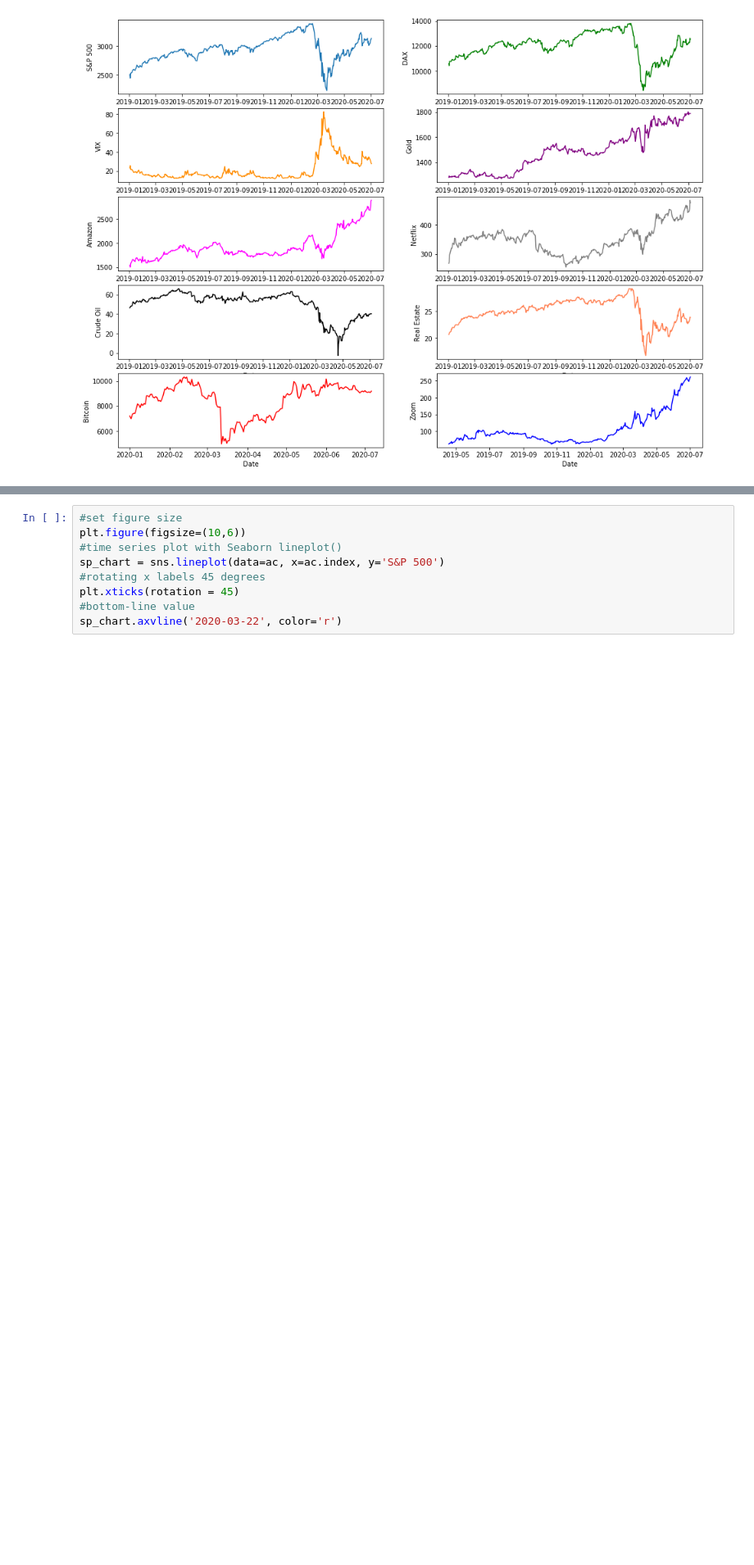
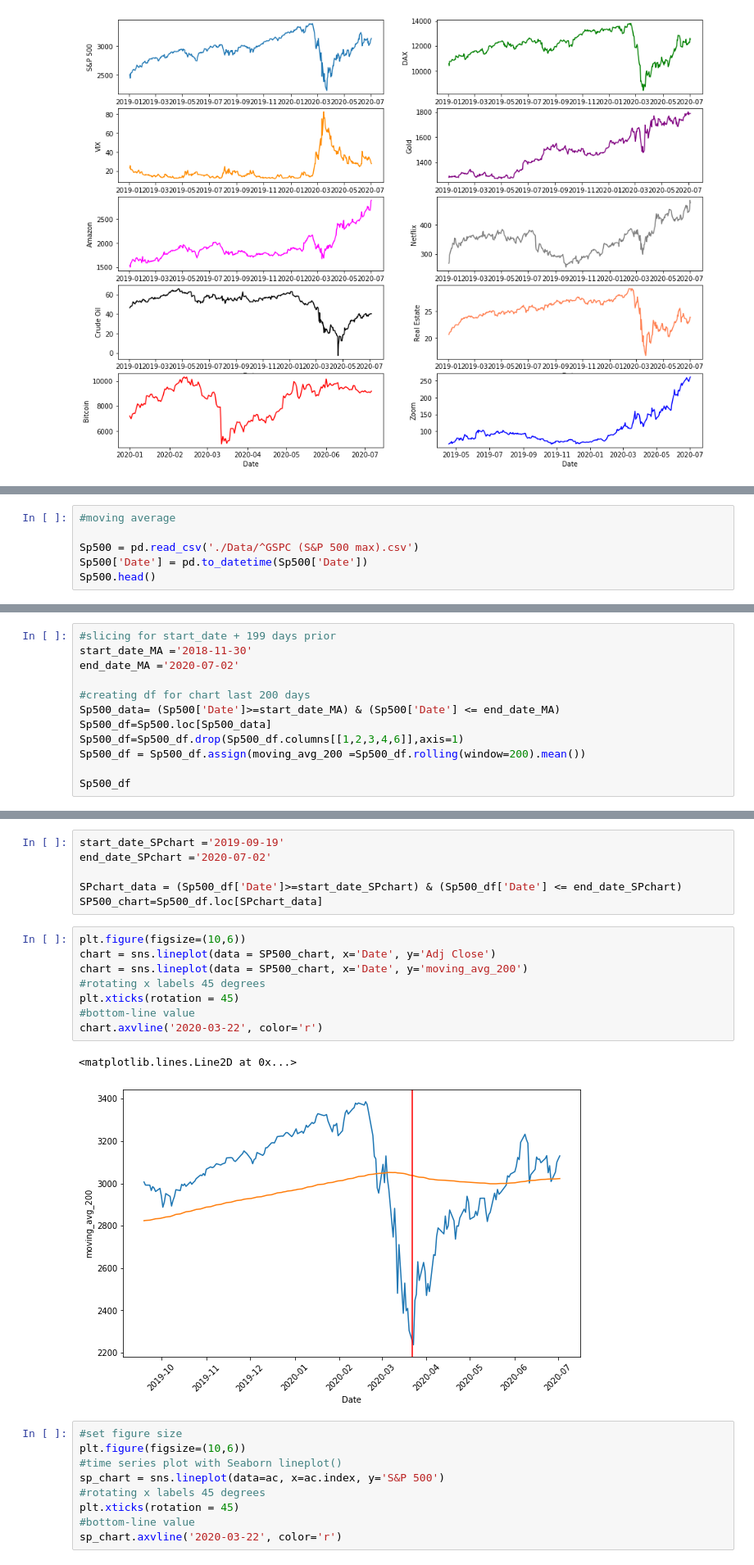
Before and after one commit to robertbozsik/impacts-of-covid19, a Jupyter notebook: plotting_RB.ipynb, the cells around one changed output, grey strips where cells are left out. Shown at 82% size. Cells and saved outputs as stored; diff of their text form; blank space fills up the shorter version.

Commit message:
Modified chart

```diff
--- a/plotting_RB.ipynb
+++ b/plotting_RB.ipynb
@@ -159,0 +131,6 @@ Text(0.5, 1.0, '30 Day Moving Average v Actual Closing Price')
+# %%
+#moving average
+
+Sp500 = pd.read_csv('./Data/^GSPC (S&P 500 max).csv')
+Sp500['Date'] = pd.to_datetime(Sp500['Date'])
+Sp500.head()
@@ -159,0 +144,12 @@ Text(0.5, 1.0, '30 Day Moving Average v Actual Closing Price')
+# %%
+#slicing for start_date + 199 days prior
+start_date_MA ='2018-11-30'
+end_date_MA ='2020-07-02'
+
+#creating df for chart last 200 days
+Sp500_data= (Sp500['Date']>=start_date_MA) & (Sp500['Date'] <= end_date_MA)
+Sp500_df=Sp500.loc[Sp500_data]
+Sp500_df=Sp500_df.drop(Sp500_df.columns[[1,2,3,4,6]],axis=1)
+Sp500_df = Sp500_df.assign(moving_avg_200 =Sp500_df.rolling(window=200).mean())
+
+Sp500_df
@@ -160,3 +170,20 @@ Text(0.5, 1.0, '30 Day Moving Average v Actual Closing Price')
+# %%
+start_date_SPchart ='2019-09-19'
+end_date_SPchart ='2020-07-02'
+
+SPchart_data = (Sp500_df['Date']>=start_date_SPchart) & (Sp500_df['Date'] <= end_date_SPchart)
+SP500_chart=Sp500_df.loc[SPchart_data]
+# %%
+plt.figure(figsize=(10,6))
+chart = sns.lineplot(data = SP500_chart, x='Date', y='Adj Close')
+chart = sns.lineplot(data = SP500_chart, x='Date', y='moving_avg_200')
+#rotating x labels 45 degrees
+plt.xticks(rotation = 45)
+#bottom-line value
+chart.axvline('2020-03-22', color='r')
+# %% [output]
+<matplotlib.lines.Line2D at 0x...>
+[figure, added]
 # %%
 #set figure size
 plt.figure(figsize=(10,6))
```
Also changed, not shown: parts of 13 cells of this notebook.
